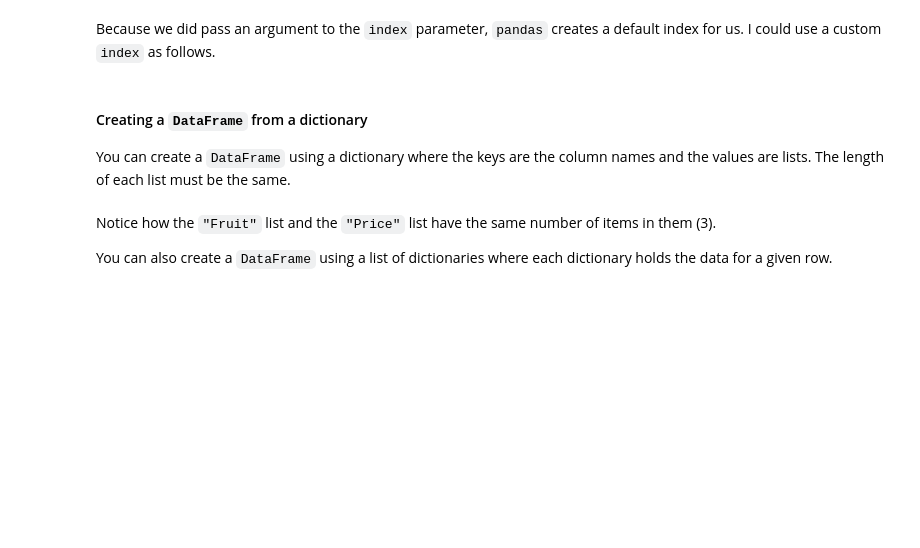
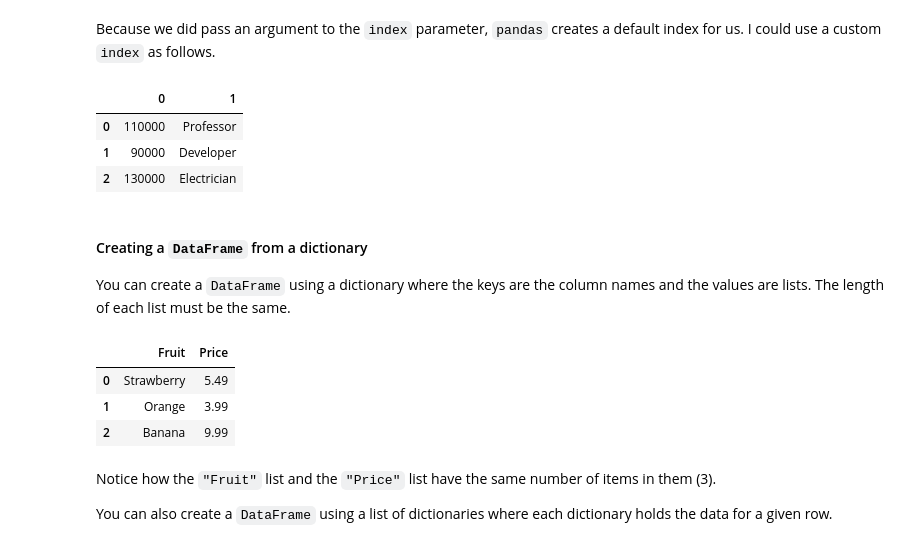
Before and after one commit to APS106/APS106-winter-2024-kinsella-goodfellow, a Jupyter notebook: lectures/week12/lecture1/notebooks/week12_lecture1.ipynb, the cells around one changed output. Cells and saved outputs as stored; diff of their text form; code cells hidden in the pictures; blank space fills up the shorter version.

```diff
--- a/lectures/week12/lecture1/notebooks/week12_lecture1.ipynb
+++ b/lectures/week12/lecture1/notebooks/week12_lecture1.ipynb
@@ -167,15 +240,25 @@ salaries
 # %% [markdown]
 Because we did pass an argument to the `index` parameter, `pandas` creates a default index for us. I could use a custom `index` as follows.
 # %%
-salaries = pd.DataFrame(index=[10, 12, 20], data=data, columns=columns)
+salaries = pd.DataFrame(data=data)
 salaries
+# %% [output]
+|  | 0 | 1 |
+| 0 | 110000 | Professor |
+| 1 | 90000 | Developer |
+| 2 | 130000 | Electrician |
 # %% [markdown]
 #### Creating a `DataFrame` from a dictionary
 You can create a `DataFrame` using a dictionary where the keys are the column names and the values are lists. The length of each list must be the same.
 # %%
-df_dict_1 = pd.DataFrame({"Fruit":["Strawberry", "Orange", "Banana"],
-                          "Price":[5.49, 3.99, 9.99]})
+df_dict_1 = pd.DataFrame(data={"Fruit":["Strawberry", "Orange", "Banana"],
+                               "Price":[5.49, 3.99, 9.99]})
 df_dict_1
+# %% [output]
+|  | Fruit | Price |
+| 0 | Strawberry | 5.49 |
+| 1 | Orange | 3.99 |
+| 2 | Banana | 9.99 |
 # %% [markdown]
 Notice how the `"Fruit"` list and the `"Price"` list have the same number of items in them (3).
 
```
Also changed, not shown: parts of 36 cells of this notebook.
